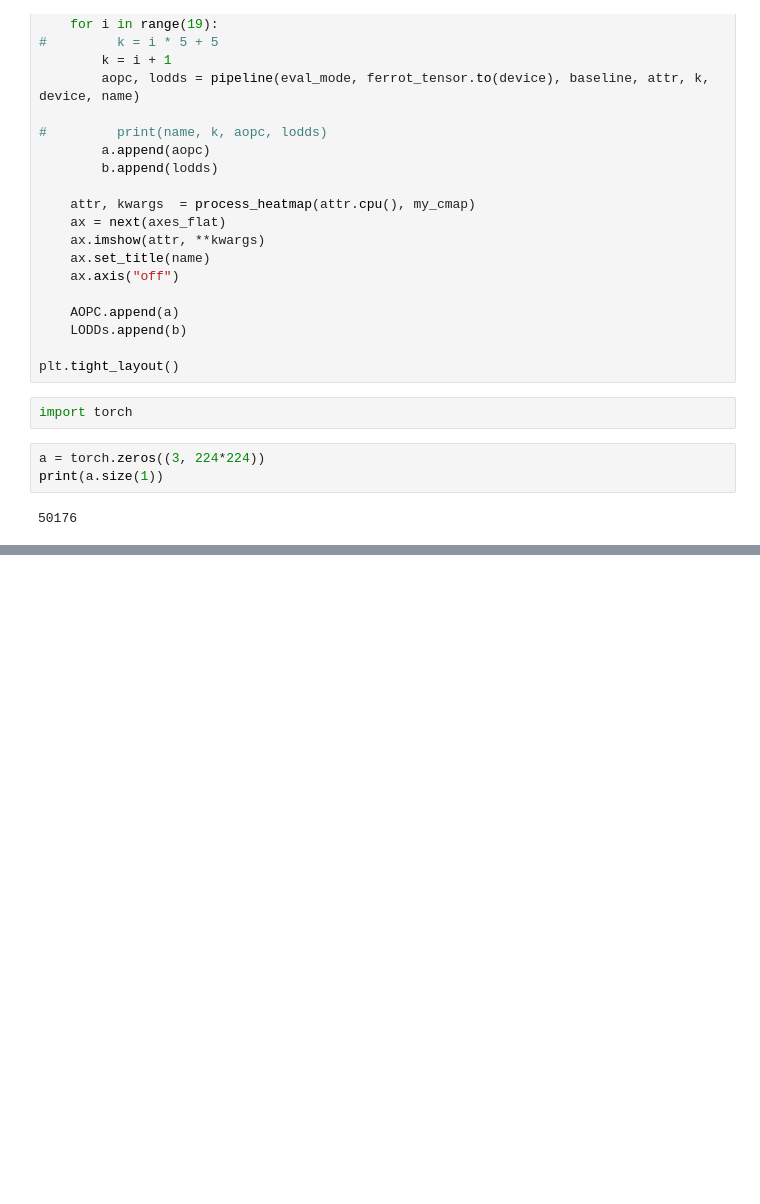
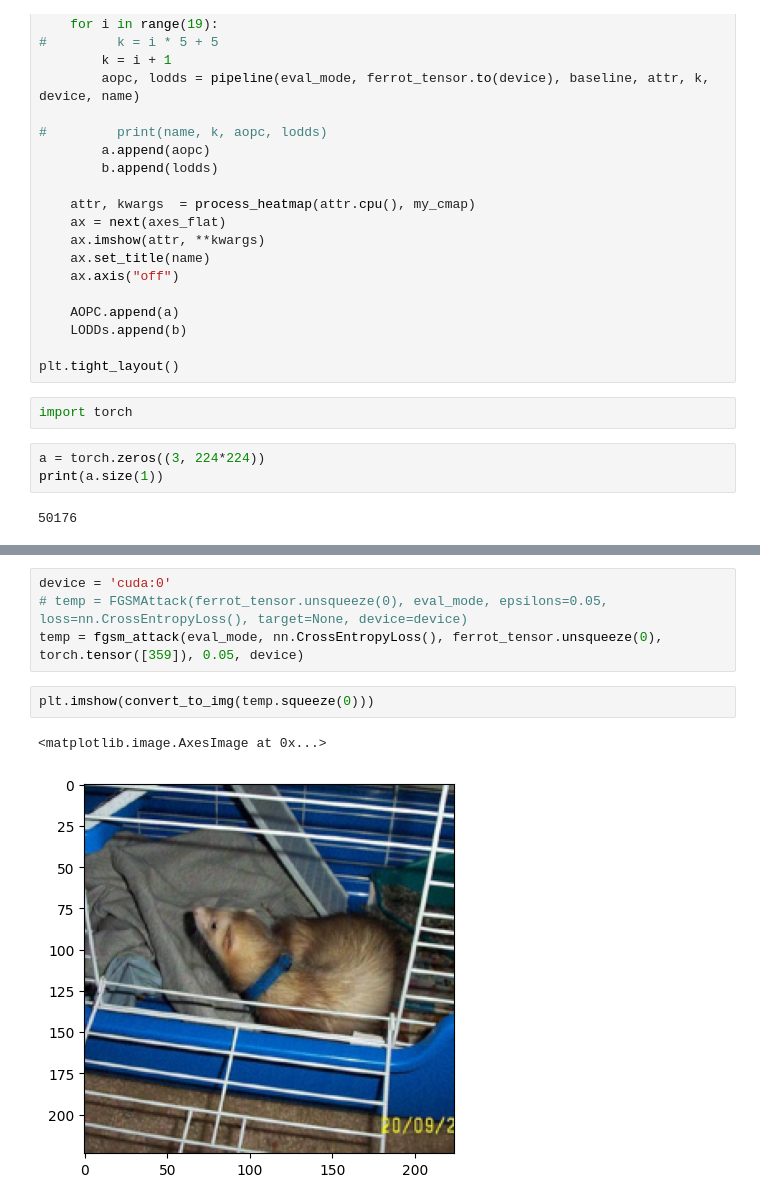
Before and after one commit to jleehun/ig_inversion, a Jupyter notebook: tasks/0517.ipynb, the cells around one changed output, grey strips where cells are left out. Saved outputs shown, nothing was run; the diff lists cells and outputs as text; blank space fills up the shorter version.

```diff
--- a/tasks/0517.ipynb
+++ b/tasks/0517.ipynb
@@ -334,0 +401,9 @@ print(a.size(1))
+# %%
+device = 'cuda:0'
+# temp = FGSMAttack(ferrot_tensor.unsqueeze(0), eval_mode, epsilons=0.05, loss=nn.CrossEntropyLoss(), target=None, device=device)
+temp = fgsm_attack(eval_mode, nn.CrossEntropyLoss(), ferrot_tensor.unsqueeze(0), torch.tensor([359]), 0.05, device)
+# %%
+plt.imshow(convert_to_img(temp.squeeze(0)))
+# %% [output]
+<matplotlib.image.AxesImage at 0x...>
+[figure, added]
```
Also changed, not shown: parts of 7 cells of this notebook, 3 other files.
